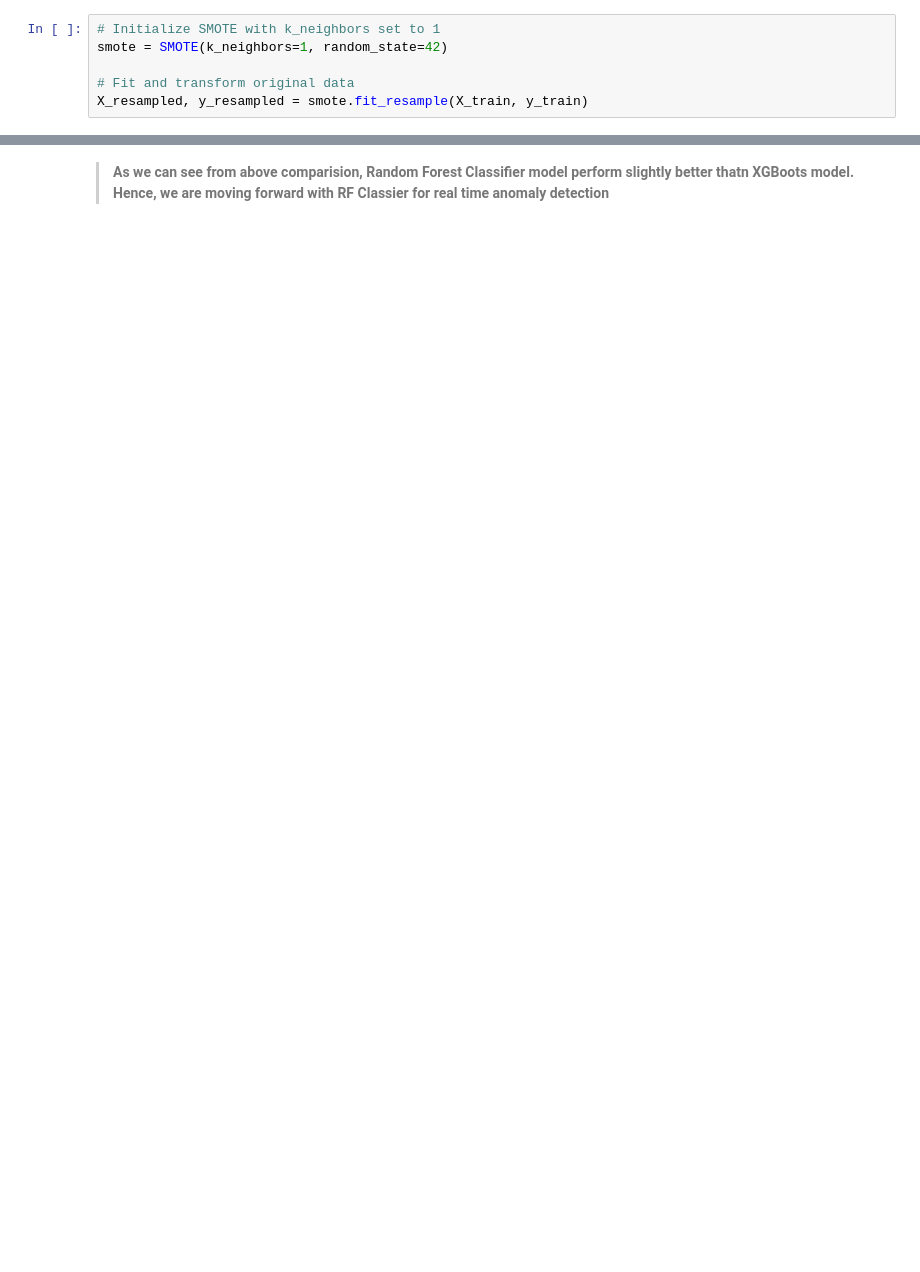
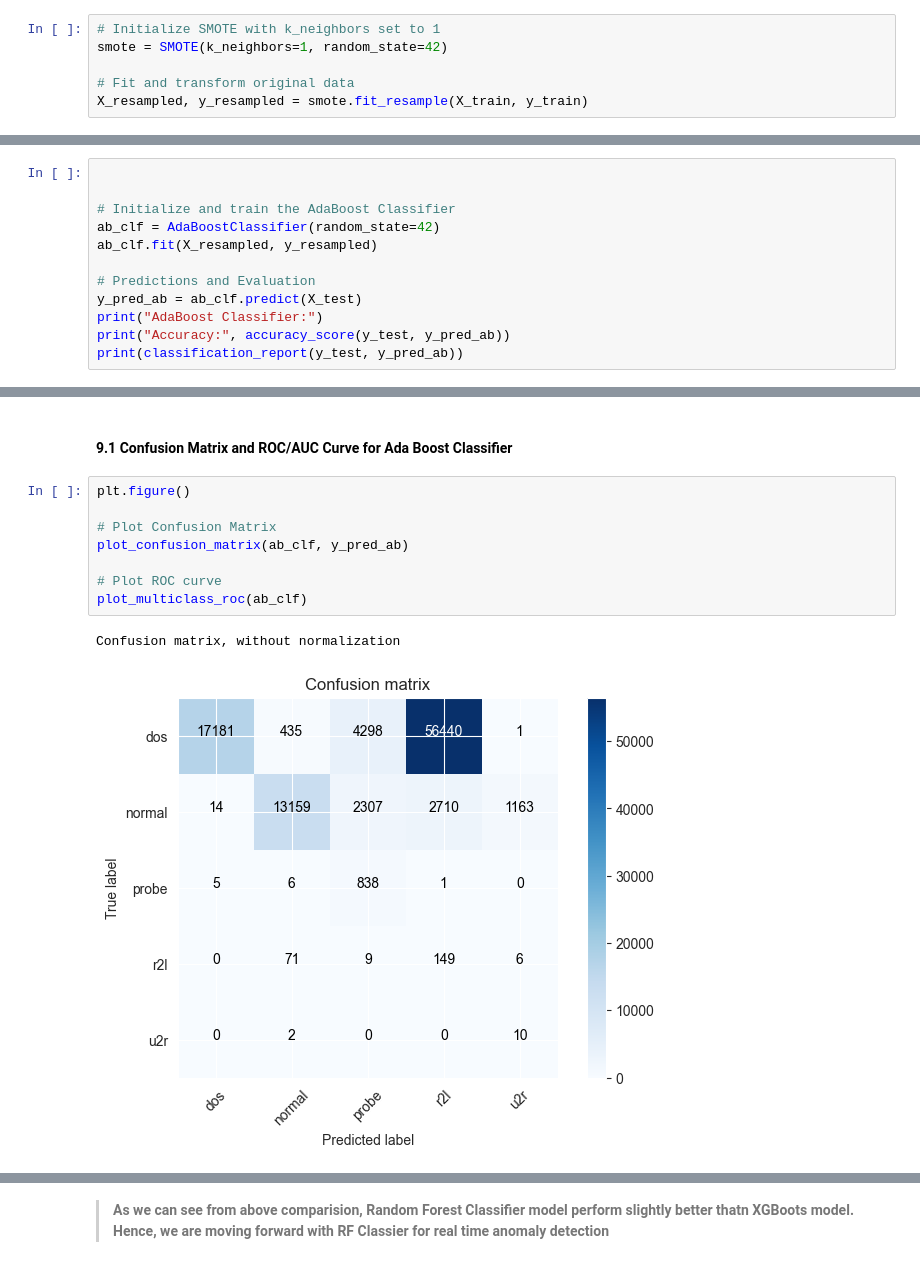
Before and after one commit to akashmanujaya/Dynamic-Graph-Embeddings-for-Real-Time-Anomaly-Detection-in-Network-Traffic, a Jupyter notebook: end-to-end-anomaly-detection.ipynb, the cells around one changed output, grey strips where cells are left out. Saved outputs shown, nothing was run; the diff lists cells and outputs as text; blank space fills up the shorter version.

```diff
--- a/end-to-end-anomaly-detection.ipynb
+++ b/end-to-end-anomaly-detection.ipynb
@@ -958,0 +877,12 @@ To summarize, turning your Random Forest model into a real-time anomaly detectio
+# %%
+
+
+# Initialize and train the AdaBoost Classifier
+ab_clf = AdaBoostClassifier(random_state=42)
+ab_clf.fit(X_resampled, y_resampled)
+
+# Predictions and Evaluation
+y_pred_ab = ab_clf.predict(X_test)
+print("AdaBoost Classifier:")
+print("Accuracy:", accuracy_score(y_test, y_pred_ab))
+print(classification_report(y_test, y_pred_ab))
@@ -958,0 +903,13 @@ To summarize, turning your Random Forest model into a real-time anomaly detectio
+# %% [markdown]
+#### 9.1 Confusion Matrix and ROC/AUC Curve for Ada Boost Classifier
+# %%
+plt.figure()
+
+# Plot Confusion Matrix
+plot_confusion_matrix(ab_clf, y_pred_ab)
+
+# Plot ROC curve
+plot_multiclass_roc(ab_clf)
+# %% [output]
+Confusion matrix, without normalization
+[figure, added]
```
Also changed, not shown: parts of 80 cells of this notebook, 48 other files.
